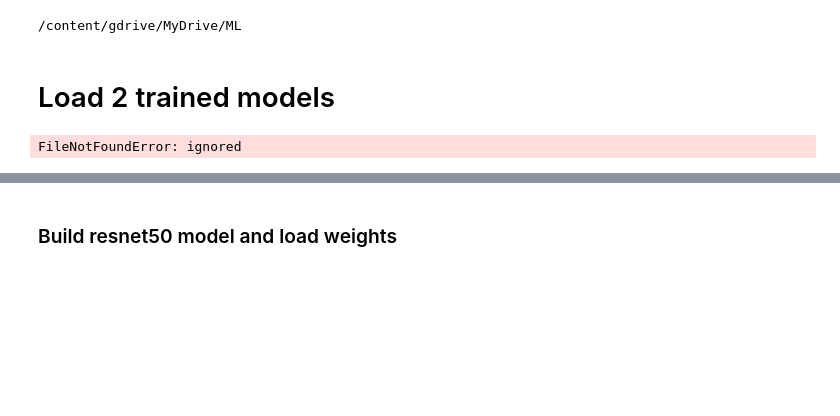
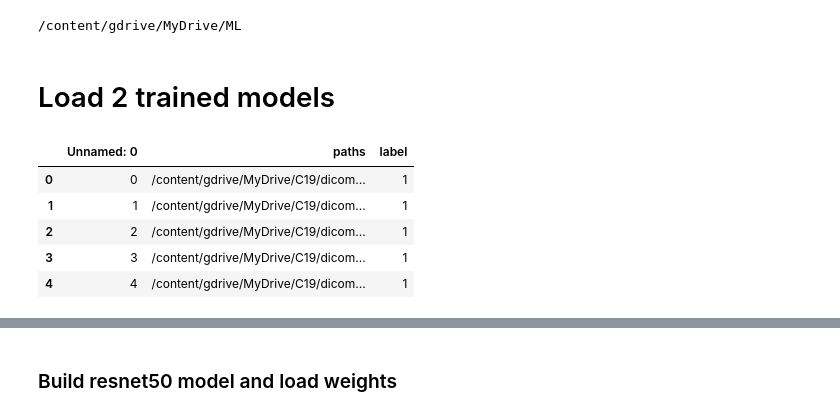
Before and after one commit to amura/xray-machinelearning, a Jupyter notebook: performance_evaluation_xrays.ipynb, the cells around one changed output, grey strips where cells are left out. Saved outputs shown, nothing was run; the diff lists cells and outputs as text; code cells hidden in the pictures; blank space fills up the shorter version.

```diff
--- a/performance_evaluation_xrays.ipynb
+++ b/performance_evaluation_xrays.ipynb
@@ -83,13 +83,18 @@ os.environ['KAGGLE_CONFIG_DIR'] = "/content/gdrive/MyDrive/ML"
 # %%
 # Load the csv back in to a dataframe
 
-data = pd.read_csv('/content/x-ray-scans.csv')
+data = pd.read_csv('/content/gdrive/MyDrive/C19/dicom/x-ray-scans.csv')
 # convert label from string to int
 mapping = {'non-covid': '0', 'covid': '1'}
 data = data.replace({'label': mapping})
 data.head()
 # %% [output]
-FileNotFoundError: ignored
+|  | Unnamed: 0 | paths | label |
+| 0 | 0 | /content/gdrive/MyDrive/C19/dicom... | 1 |
+| 1 | 1 | /content/gdrive/MyDrive/C19/dicom... | 1 |
+| 2 | 2 | /content/gdrive/MyDrive/C19/dicom... | 1 |
+| 3 | 3 | /content/gdrive/MyDrive/C19/dicom... | 1 |
+| 4 | 4 | /content/gdrive/MyDrive/C19/dicom... | 1 |
 # %%
 from sklearn.model_selection import train_test_split
 # split data 20% test
```
Also changed, not shown: parts of 7 cells of this notebook.
